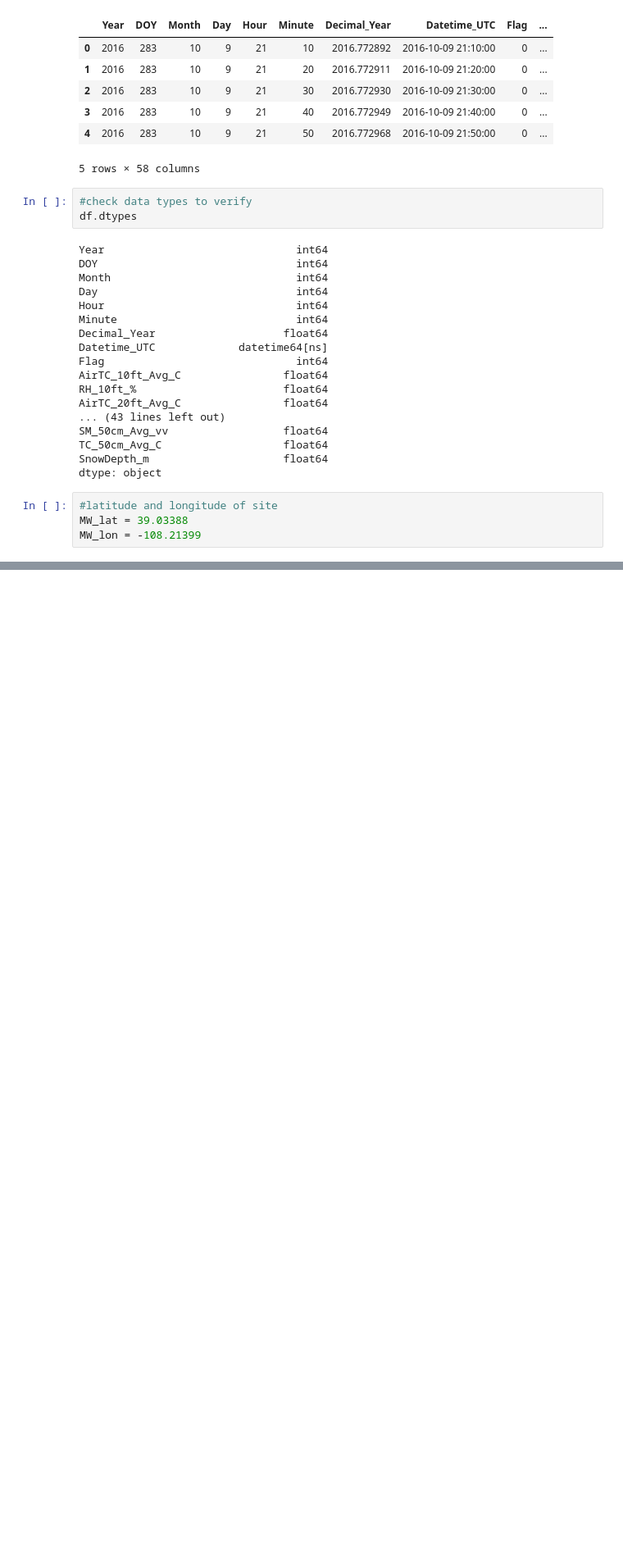
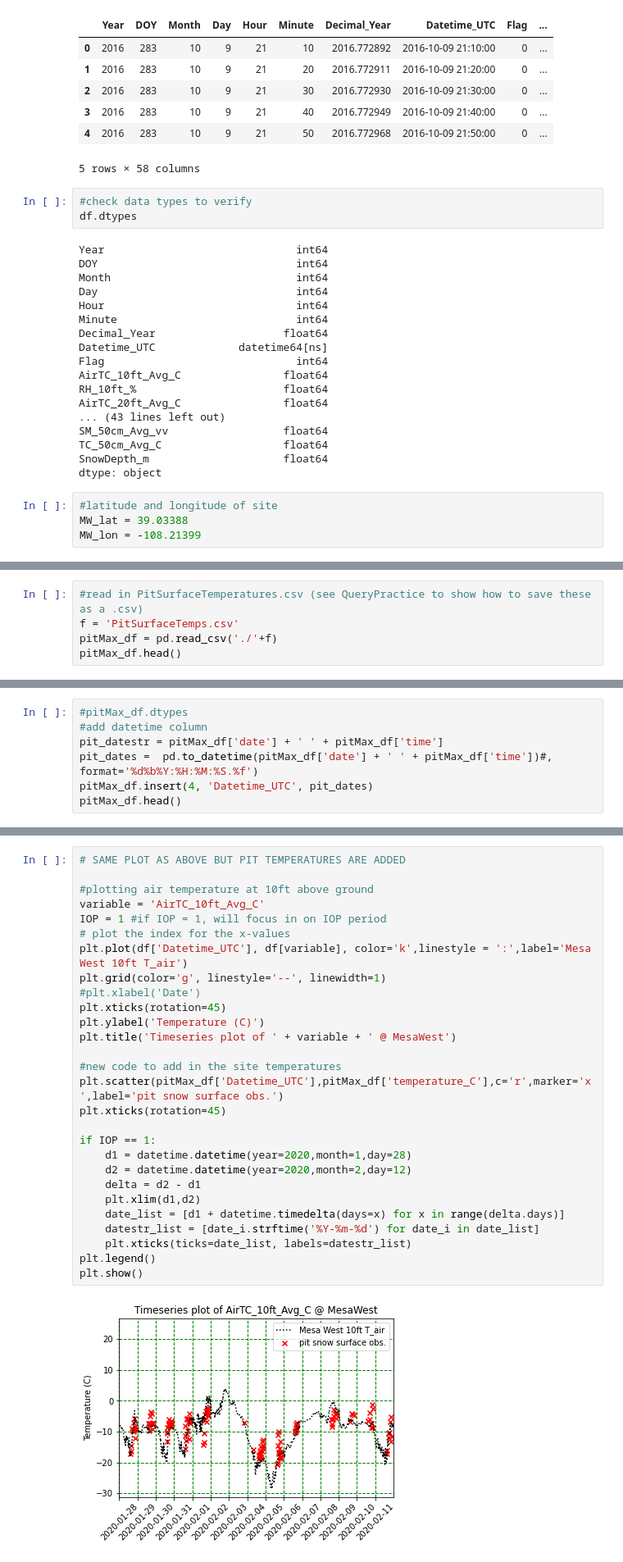
Before and after one commit to snowex-hackweek/hot-pow, a Jupyter notebook: contributors/Jeremy_Johnston/MetSiteData_FromGoogleDrive.ipynb, the cells around one changed output, grey strips where cells are left out. Shown at 82% size. Saved outputs shown, nothing was run; the diff lists cells and outputs as text; blank space fills up the shorter version.

```diff
--- a/contributors/Jeremy_Johnston/MetSiteData_FromGoogleDrive.ipynb
+++ b/contributors/Jeremy_Johnston/MetSiteData_FromGoogleDrive.ipynb
@@ -106,0 +107,5 @@ plt.show()
+# %%
+#read in PitSurfaceTemperatures.csv (see QueryPractice to show how to save these as a .csv)
+f = 'PitSurfaceTemps.csv'
+pitMax_df = pd.read_csv('./'+f)
+pitMax_df.head()
@@ -106,0 +119,7 @@ plt.show()
+# %%
+#pitMax_df.dtypes
+#add datetime column
+pit_datestr = pitMax_df['date'] + ' ' + pitMax_df['time']
+pit_dates =  pd.to_datetime(pitMax_df['date'] + ' ' + pitMax_df['time'])#, format='%d%b%Y:%H:%M:%S.%f')
+pitMax_df.insert(4, 'Datetime_UTC', pit_dates)
+pitMax_df.head()
@@ -106,0 +133,30 @@ plt.show()
+# %%
+# SAME PLOT AS ABOVE BUT PIT TEMPERATURES ARE ADDED
+
+#plotting air temperature at 10ft above ground
+variable = 'AirTC_10ft_Avg_C'
+IOP = 1 #if IOP = 1, will focus in on IOP period
+# plot the index for the x-values
+plt.plot(df['Datetime_UTC'], df[variable], color='k',linestyle = ':',label='Mesa West 10ft T_air')
+plt.grid(color='g', linestyle='--', linewidth=1)
+#plt.xlabel('Date')
+plt.xticks(rotation=45)
+plt.ylabel('Temperature (C)')
+plt.title('Timeseries plot of ' + variable + ' @ MesaWest')
+
+#new code to add in the site temperatures
+plt.scatter(pitMax_df['Datetime_UTC'],pitMax_df['temperature_C'],c='r',marker='x',label='pit snow surface obs.')
+plt.xticks(rotation=45)
+
+if IOP == 1:
+    d1 = datetime.datetime(year=2020,month=1,day=28)
+    d2 = datetime.datetime(year=2020,month=2,day=12)
+    delta = d2 - d1
+    plt.xlim(d1,d2)
+    date_list = [d1 + datetime.timedelta(days=x) for x in range(delta.days)]
+    datestr_list = [date_i.strftime('%Y-%m-%d') for date_i in date_list]
+    plt.xticks(ticks=date_list, labels=datestr_list)
+plt.legend()
+plt.show()
+# %% [output]
+[figure, added]
```
Also changed, not shown: parts of 4 cells of this notebook, 4 other files.
